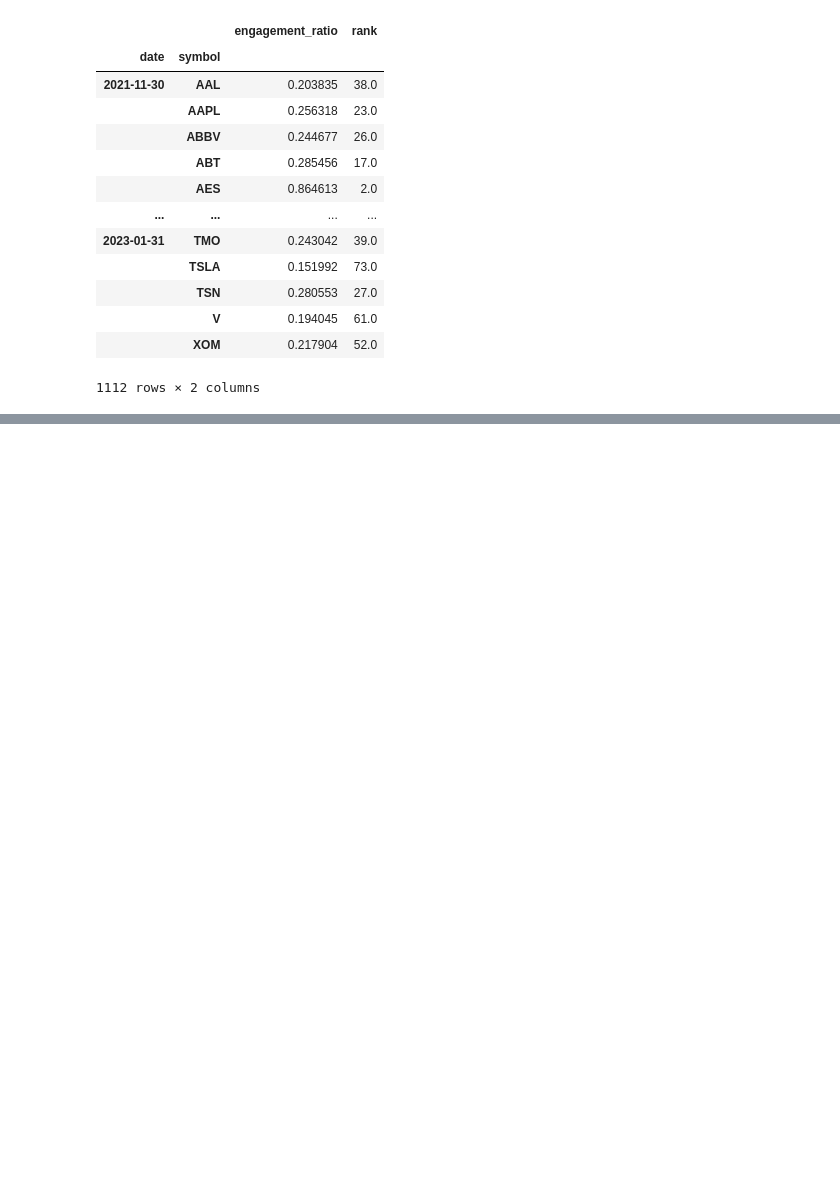
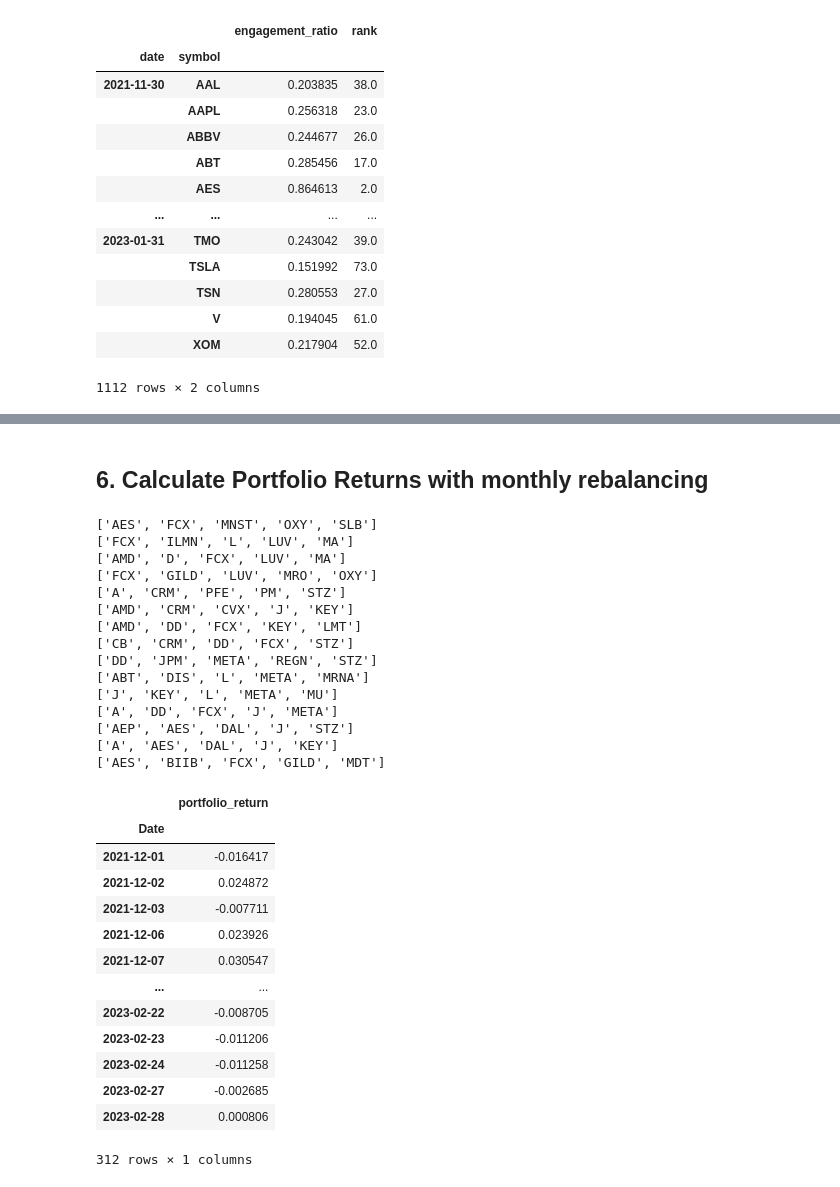
Before and after one commit to VishnuMano/TradingAlgorithm, a Jupyter notebook: TwitterSentiment.ipynb, the cells around one changed output, grey strips where cells are left out. Saved outputs shown, nothing was run; the diff lists cells and outputs as text; code cells hidden in the pictures; blank space fills up the shorter version.

```diff
--- a/TwitterSentiment.ipynb
+++ b/TwitterSentiment.ipynb
@@ -65,0 +136,42 @@ aggregated_df
+# %% [markdown]
+## 6. Calculate Portfolio Returns with monthly rebalancing
+# %%
+returns_df = np.log(prices_df['Adj Close']).diff()
+portfolio_df = pd.DataFrame()
+for start_date in fixed_dates.keys():
+    end_date = (pd.to_datetime(start_date)+pd.offsets.MonthEnd()).strftime('%Y-%m-%d')
+    cols = fixed_dates[start_date]
+    print(cols)
+    temp_df = returns_df[start_date:end_date][cols].mean(axis=1).to_frame('portfolio_return')
+    portfolio_df = pd.concat([portfolio_df, temp_df], axis=0)
+portfolio_df
+# %% [output]
+['AES', 'FCX', 'MNST', 'OXY', 'SLB']
+['FCX', 'ILMN', 'L', 'LUV', 'MA']
+['AMD', 'D', 'FCX', 'LUV', 'MA']
+['FCX', 'GILD', 'LUV', 'MRO', 'OXY']
+['A', 'CRM', 'PFE', 'PM', 'STZ']
+['AMD', 'CRM', 'CVX', 'J', 'KEY']
+['AMD', 'DD', 'FCX', 'KEY', 'LMT']
+['CB', 'CRM', 'DD', 'FCX', 'STZ']
+['DD', 'JPM', 'META', 'REGN', 'STZ']
+['ABT', 'DIS', 'L', 'META', 'MRNA']
+['J', 'KEY', 'L', 'META', 'MU']
+['A', 'DD', 'FCX', 'J', 'META']
+['AEP', 'AES', 'DAL', 'J', 'STZ']
+['A', 'AES', 'DAL', 'J', 'KEY']
+['AES', 'BIIB', 'FCX', 'GILD', 'MDT']
+|  | portfolio_return |
+| Date |  |
+| 2021-12-01 | -0.016417 |
+| 2021-12-02 | 0.024872 |
+| 2021-12-03 | -0.007711 |
+| 2021-12-06 | 0.023926 |
+| 2021-12-07 | 0.030547 |
+| ... | ... |
+| 2023-02-22 | -0.008705 |
+| 2023-02-23 | -0.011206 |
+| 2023-02-24 | -0.011258 |
+| 2023-02-27 | -0.002685 |
+| 2023-02-28 | 0.000806 |
+312 rows × 1 columns
```
Also changed, not shown: parts of 11 cells of this notebook, 1 other file.
